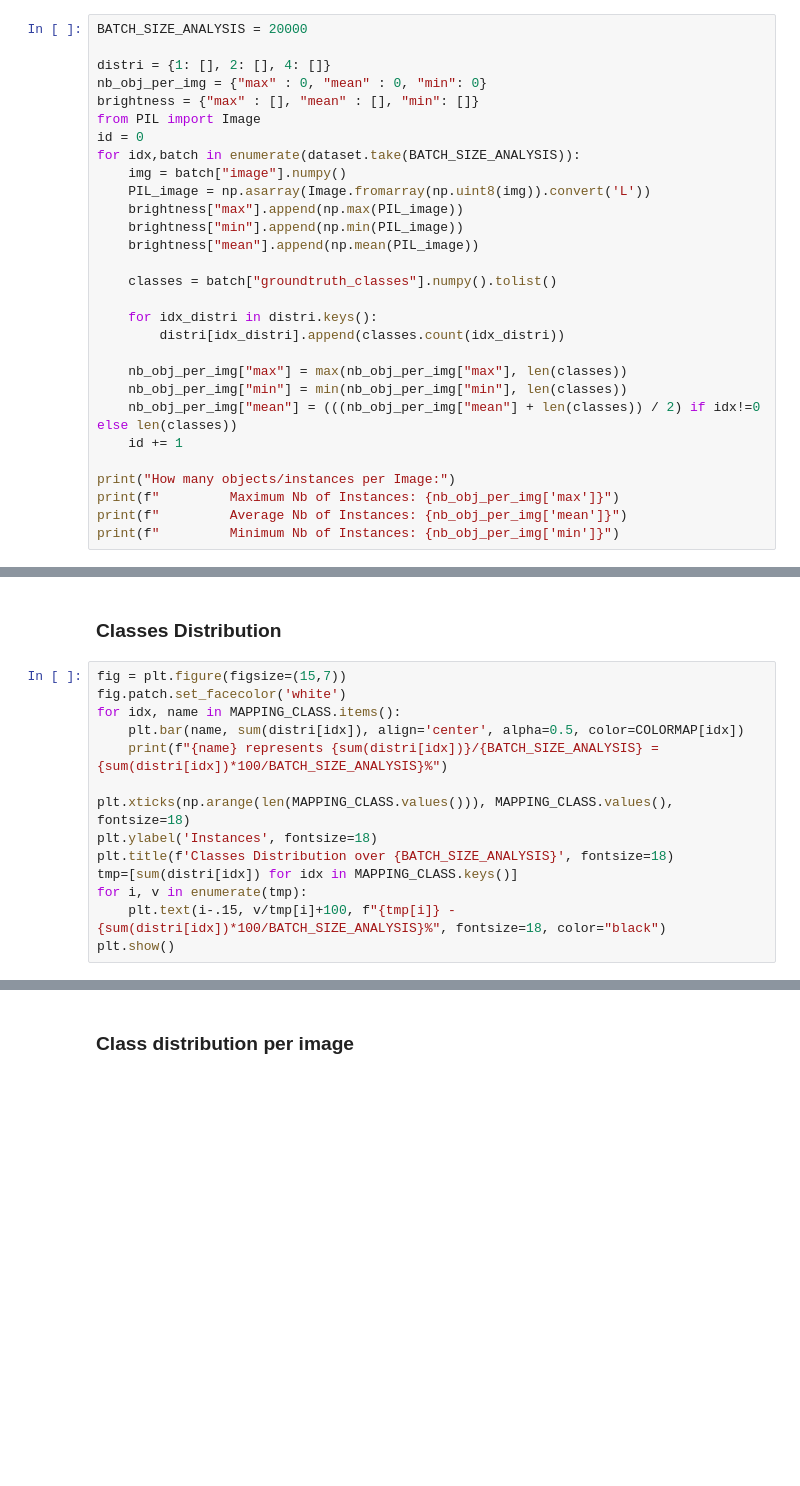
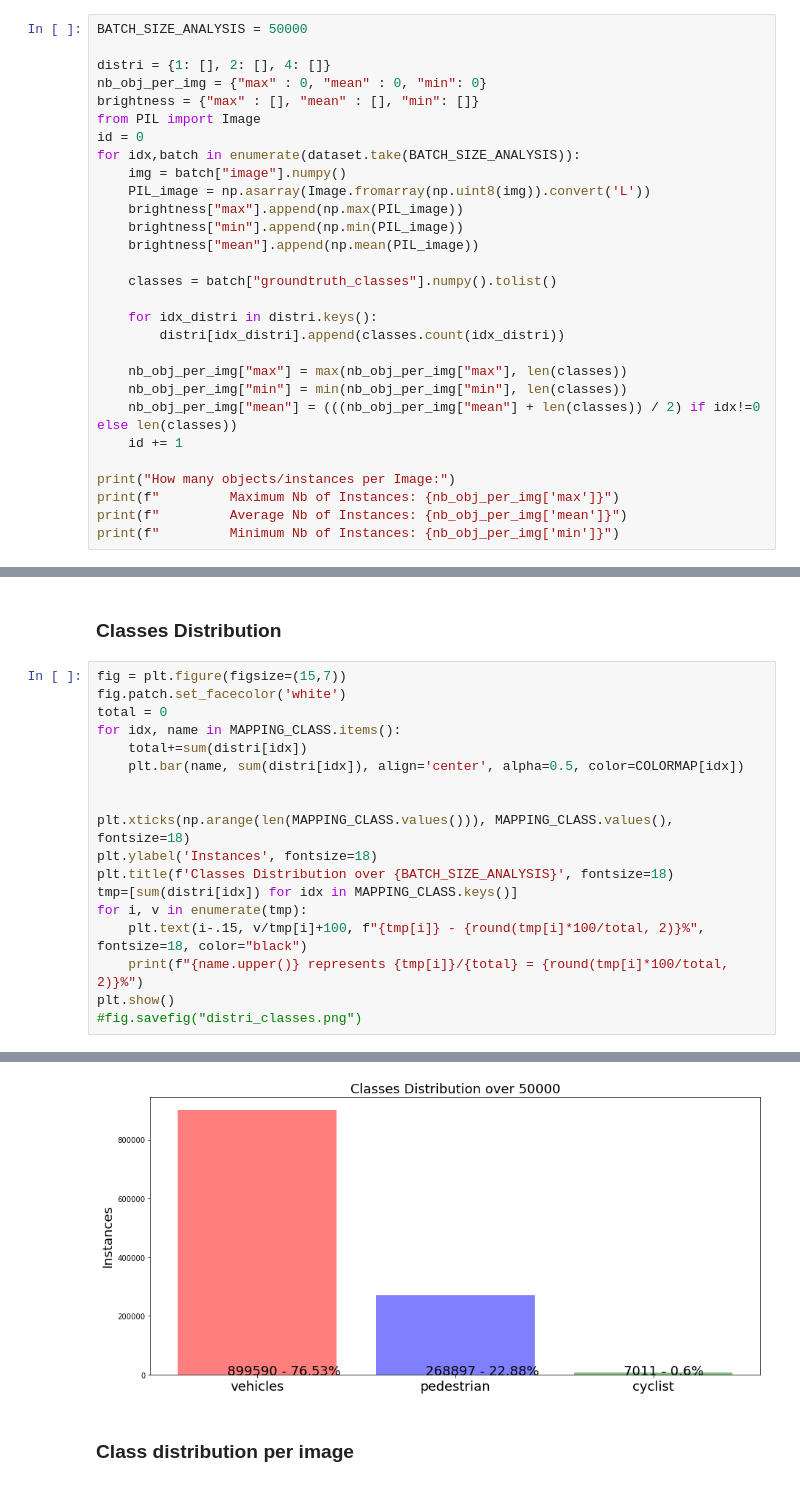
Before and after one commit to pArtheum/Object_Detection_in_Urban_Environment, a Jupyter notebook: Exploratory Data Analysis.ipynb, the cells around one changed output, grey strips where cells are left out. Saved outputs shown, nothing was run; the diff lists cells and outputs as text; blank space fills up the shorter version.

Commit message:
- improvements data analysis - fix validation to val

```diff
--- a/Exploratory Data Analysis.ipynb
+++ b/Exploratory Data Analysis.ipynb
@@ -75,7 +99,7 @@ Due to the size of the dataset, we will focus an a restricted batch of images(de
 >- Number of each class per image: can be usefull for data augmentation
 >- Image Brightness: can be usefull for data augmentation, weather robustness, etc
 # %%
-BATCH_SIZE_ANALYSIS = 20000
+BATCH_SIZE_ANALYSIS = 50000
 
 distri = {1: [], 2: [], 4: []}
 nb_obj_per_img = {"max" : 0, "mean" : 0, "min": 0}
@@ -120,14 +153,19 @@ plt.show()
 # %%
 fig = plt.figure(figsize=(15,7))
 fig.patch.set_facecolor('white')
+total = 0
 for idx, name in MAPPING_CLASS.items():
+    total+=sum(distri[idx])
     plt.bar(name, sum(distri[idx]), align='center', alpha=0.5, color=COLORMAP[idx])
-    print(f"{name} represents {sum(distri[idx])}/{BATCH_SIZE_ANALYSIS} = {sum(distri[idx])*100/BATCH_SIZE_ANALYSIS}%")
+
 
 plt.xticks(np.arange(len(MAPPING_CLASS.values())), MAPPING_CLASS.values(), fontsize=18)
 plt.ylabel('Instances', fontsize=18)
 plt.title(f'Classes Distribution over {BATCH_SIZE_ANALYSIS}', fontsize=18)
 tmp=[sum(distri[idx]) for idx in MAPPING_CLASS.keys()]
 for i, v in enumerate(tmp):
-    plt.text(i-.15, v/tmp[i]+100, f"{tmp[i]} - {sum(distri[idx])*100/BATCH_SIZE_ANALYSIS}%", fontsize=18, color="black")
+    plt.text(i-.15, v/tmp[i]+100, f"{tmp[i]} - {round(tmp[i]*100/total, 2)}%", fontsize=18, color="black")
+    print(f"{name.upper()} represents {tmp[i]}/{total} = {round(tmp[i]*100/total, 2)}%")
 plt.show()
+#fig.savefig("distri_classes.png")
+# %% [output]
@@ -134,3 +175,4 @@ plt.show()
+[figure, added]
 # %% [markdown]
 ### Class distribution per image
 # %%
```
Also changed, not shown: parts of 7 cells of this notebook, 3 other files.
